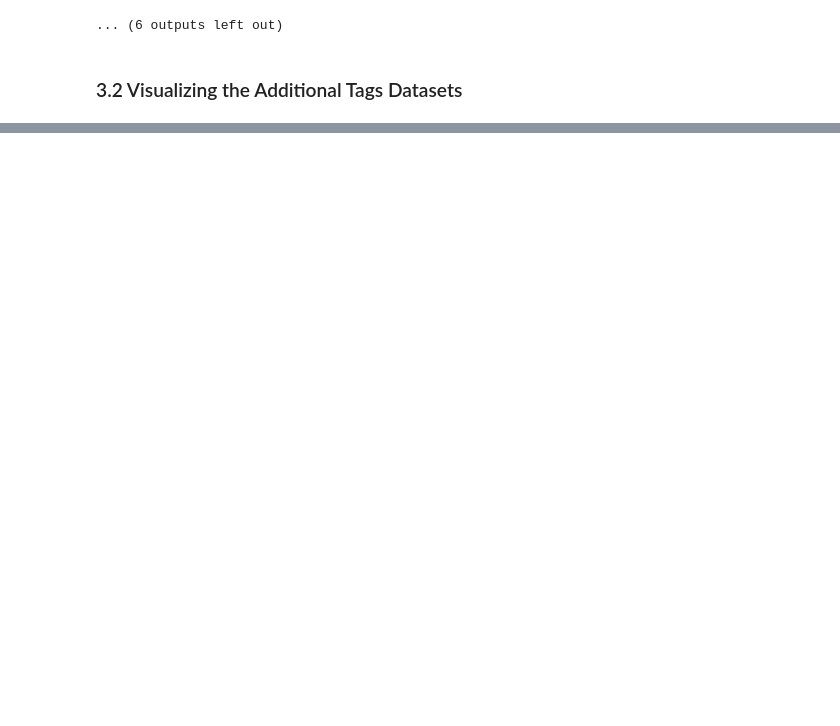
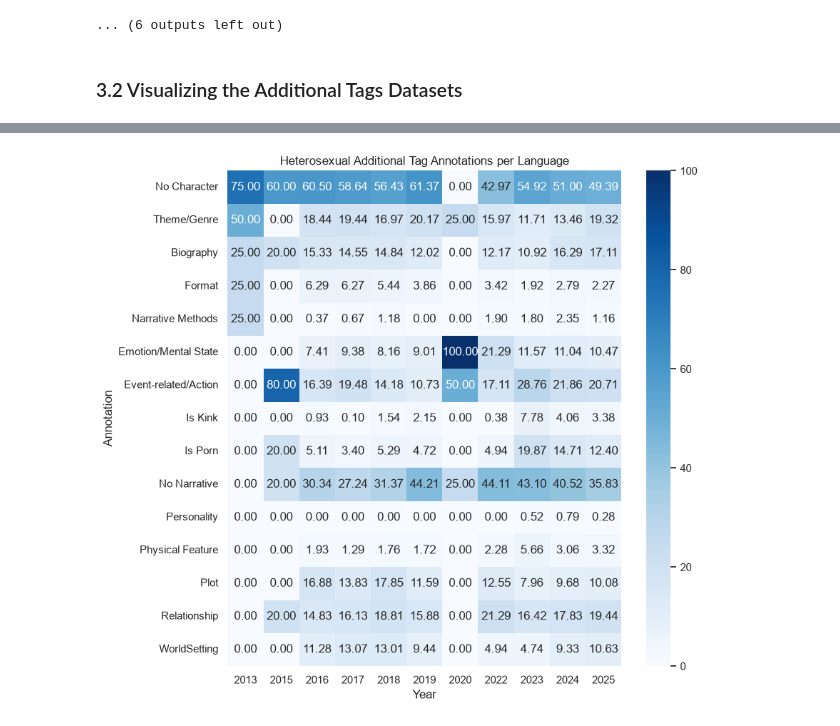
Before and after one commit to Cameron-Meinsma/ma_dh_thesis_v2, a Jupyter notebook: sub_rq_3_date_published.ipynb, the cells around one changed output, grey strips where cells are left out. Saved outputs shown, nothing was run; the diff lists cells and outputs as text; code cells hidden in the pictures; blank space fills up the shorter version.

```diff
--- a/sub_rq_3_date_published.ipynb
+++ b/sub_rq_3_date_published.ipynb
@@ -730,0 +714,27 @@ plt.show()
+# %%
+# Plot the heatmaps
+fig, ax = plt.subplots(figsize=(9, 8))
+
+vmax = max(fm_values.max(), fm_values.max()) # Set the max value based on the max. %
+
+# Filtered by F/M
+sns.heatmap(
+    fm_values,
+    annot=True,
+    fmt=".2f",
+    cmap="Blues",
+    vmin=0,
+    vmax=vmax,
+    xticklabels=df_add_tags_fm_years.columns[1:],
+    yticklabels=fm_labels,
+    ax=ax
+)
+
+ax.set_title("Heterosexual Additional Tag Annotations per Language")
+ax.set_xlabel("Year")
+ax.set_ylabel("Annotation")
+
+plt.tight_layout()
+plt.show()
+# %% [output]
+[figure, added]
```
Also changed, not shown: parts of 1 cell of this notebook, 7 other files.
